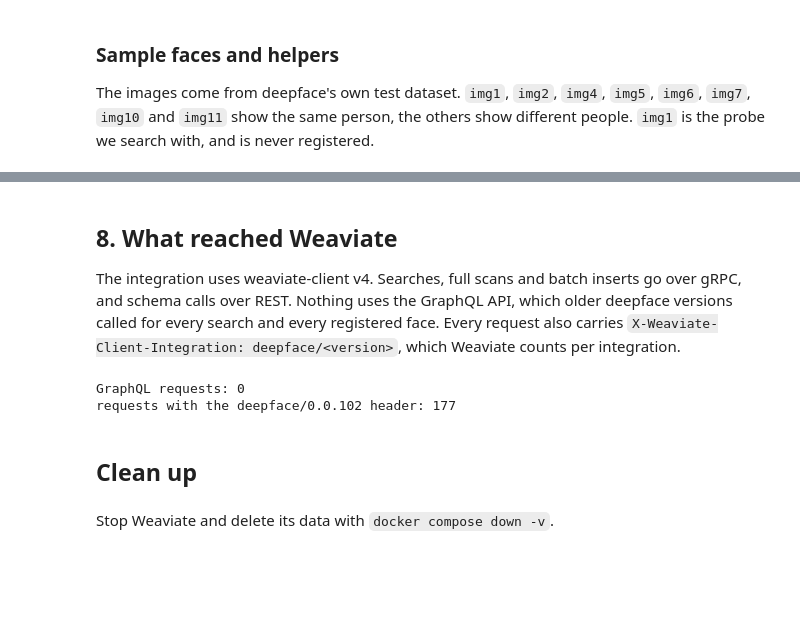
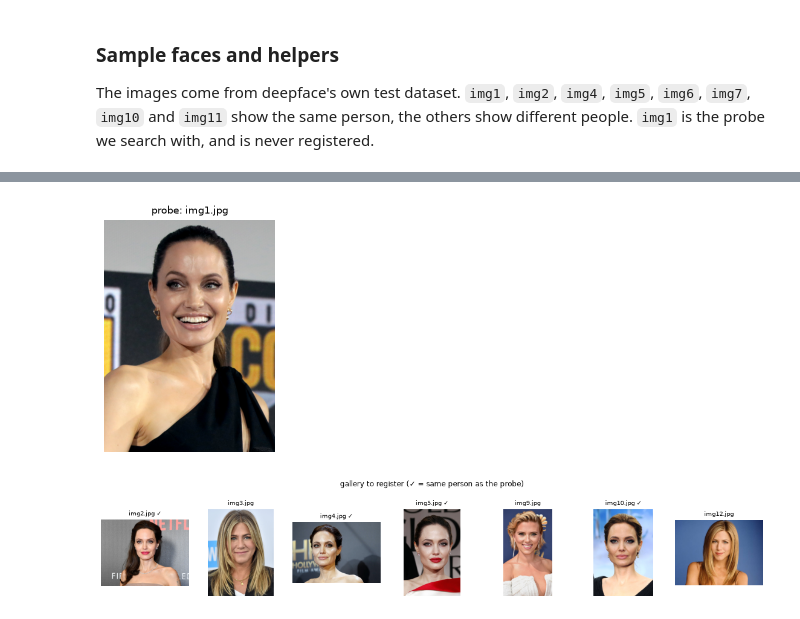
Before and after one commit to weaviate/recipes, a Jupyter notebook: integrations/data-platforms/deepface/deepface_with_weaviate.ipynb, the cells around one changed output, grey strips where cells are left out. Drawn from its saved outputs; the diff is of its cells as text; code cells hidden in the pictures; blank space fills up the shorter version.

```diff
--- a/integrations/data-platforms/deepface/deepface_with_weaviate.ipynb
+++ b/integrations/data-platforms/deepface/deepface_with_weaviate.ipynb
@@ -58,21 +58,28 @@ Then install the dependencies. deepface needs Python 3.9 to 3.12 and a backend e
 
 %pip install -q -r requirements.txt
 # %%
+import base64
 import json
 import os
 import re
 import urllib.request
 import warnings
-from collections import Counter
 from pathlib import Path
 
 warnings.filterwarnings("ignore")
-os.environ.setdefault("TF_CPP_MIN_LOG_LEVEL", "3")
+# deepface picks tensorflow when both engines are installed, so ask for pytorch explicitly
+os.environ["DEEPFACE_BACKEND_ENGINE"] = "pytorch"
 
+import matplotlib.pyplot as plt
+import numpy as np
 import pandas as pd
 import weaviate
+from PIL import Image
 from deepface import DeepFace
+from deepface.commons import backend_utils
 from deepface.modules.database import weaviate as deepface_weaviate
+
+plt.rcParams["figure.dpi"] = 80
 
 HTTP_PORT = int(os.environ.get("WEAVIATE_HTTP_PORT", "8080"))
 GRPC_PORT = int(os.environ.get("WEAVIATE_GRPC_PORT", "50051"))
@@ -90,5 +97,6 @@ CONNECTION = {"url": f"http://localhost:{HTTP_PORT}", "grpc_port": GRPC_PORT}
 # an admin client, used by this notebook only to look inside Weaviate
 client = weaviate.connect_to_local(port=HTTP_PORT, grpc_port=GRPC_PORT)
 print(f"Weaviate {client.get_meta()['version']} · weaviate-client {weaviate.__version__}"
-      f" · {deepface_weaviate.INTEGRATION_NAME}")
+      f" · {deepface_weaviate.INTEGRATION_NAME} · {backend_utils.get_backend_engine()} backend")
+assert backend_utils.get_backend_engine() == "pytorch"
 # %% [output]
@@ -128,6 +136,25 @@ def names(df):
     return [Path(n).name for n in df["img_name"]]
 
 
+def show(items, title=None, size=2.0):
+    """Show images in a row. items: (image path or array, caption) pairs."""
+    fig, axes = plt.subplots(1, len(items), figsize=(size * len(items), size * 1.3), squeeze=False)
+    for ax, (img, caption) in zip(axes[0], items):
+        ax.imshow(Image.open(img) if isinstance(img, str) else img)
+        ax.set_title(caption, fontsize=9)
+        ax.axis("off")
+    if title:
+        fig.suptitle(title, fontsize=11)
+    plt.tight_layout()
+    plt.show()
+
+
+def stored_face(properties):
+    """Decode the face crop deepface stores in the `face` blob property (float32, BGR)."""
+    face = np.frombuffer(base64.b64decode(properties["face"]), dtype=np.float32)
+    return face.reshape(properties["face_shape"])[..., ::-1]
+
+
 def graphql_requests():
     """Requests to /v1/graphql so far, from Weaviate's Prometheus metrics."""
     text = urllib.request.urlopen(f"http://localhost:{METRICS_PORT}/metrics").read().decode()
@@ -369,16 +175,0 @@ quantizer: _RQConfig(cache=None, bits=8, rescore_limit=20, centering=False, trai
-# %% [markdown]
-## 8. What reached Weaviate
-
-The integration uses weaviate-client v4. Searches, full scans and batch inserts go over gRPC, and schema calls over REST. Nothing uses the GraphQL API, which older deepface versions called for every search and every registered face. Every request also carries `X-Weaviate-Client-Integration: deepface/<version>`, which Weaviate counts per integration.
-# %%
-graphql = graphql_requests() - graphql_before
-header = integration_requests() - header_before
-print(f"GraphQL requests: {int(graphql)}")
-print(f"requests with the {deepface_weaviate.INTEGRATION_NAME} header: {header}")
-assert graphql == 0
-assert header > 0
-# %% [output]
-GraphQL requests: 0
-requests with the deepface/0.0.102 header: 177
-# %% [markdown]
-## Clean up
@@ -389,2 +176,7 @@ client.close()
-# %% [markdown]
-Stop Weaviate and delete its data with `docker compose down -v`.
+# %%
+show([(image(PROBE), f"probe: {PROBE}")], size=2.6)
+show([(image(n), n + (" ✓" if n in SAME_PERSON else "")) for n in GALLERY],
+     title="gallery to register (✓ = same person as the probe)")
+# %% [output]
+[figure, added]
+[figure, added]
```
Also changed, not shown: parts of 48 cells of this notebook, 2 other files.
